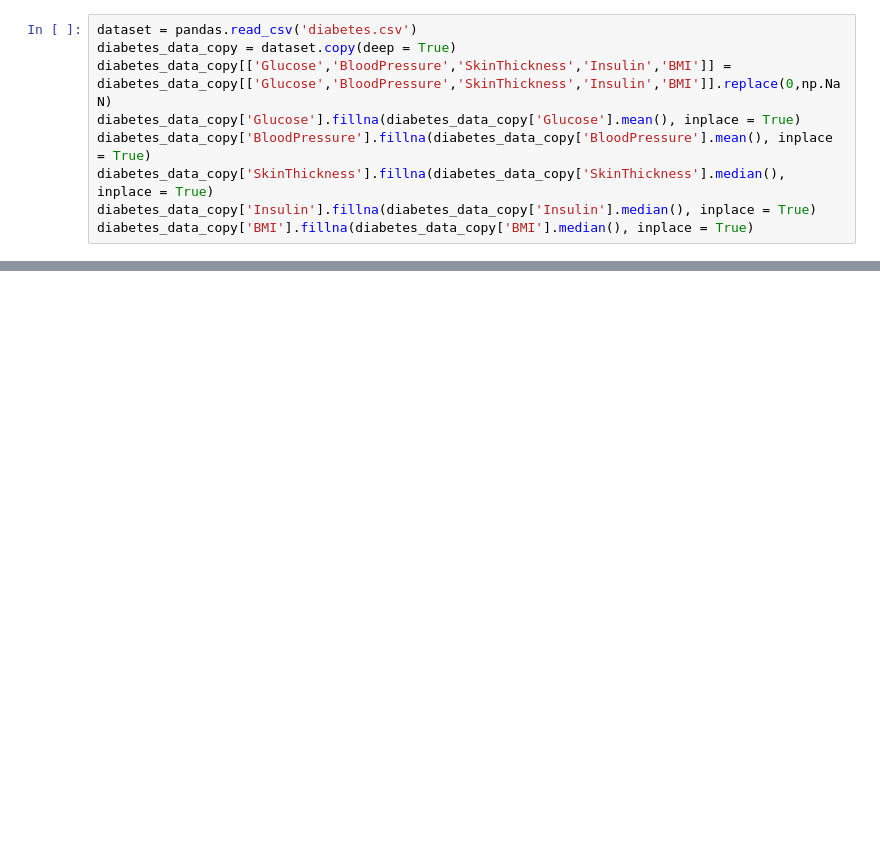
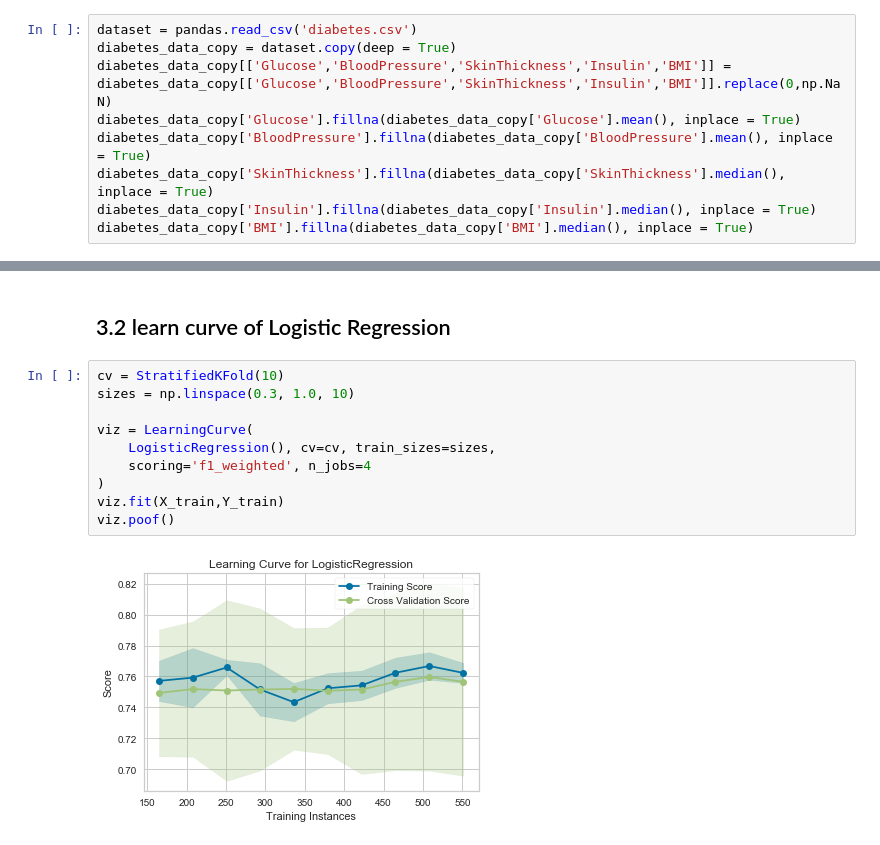
Before and after one commit to tedyyan/MUMMachineLearning, a Jupyter notebook: firstProject/diabetes_svm_lr.ipynb, the cells around one changed output, grey strips where cells are left out. Cells and saved outputs as stored; diff of their text form; blank space fills up the shorter version.

```diff
--- a/firstProject/diabetes_svm_lr.ipynb
+++ b/firstProject/diabetes_svm_lr.ipynb
@@ -204,0 +104,14 @@ plot_validation_curve(svm.SVC(), param_name, param_range, "validation_curve (SVM
+# %% [markdown]
+## 3.2 learn curve of Logistic Regression
+# %%
+cv = StratifiedKFold(10)
+sizes = np.linspace(0.3, 1.0, 10)
+
+viz = LearningCurve(
+    LogisticRegression(), cv=cv, train_sizes=sizes,
+    scoring='f1_weighted', n_jobs=4
+)
+viz.fit(X_train,Y_train)
+viz.poof()
+# %% [output]
+[figure, added]
```
Also changed, not shown: parts of 29 cells of this notebook.
